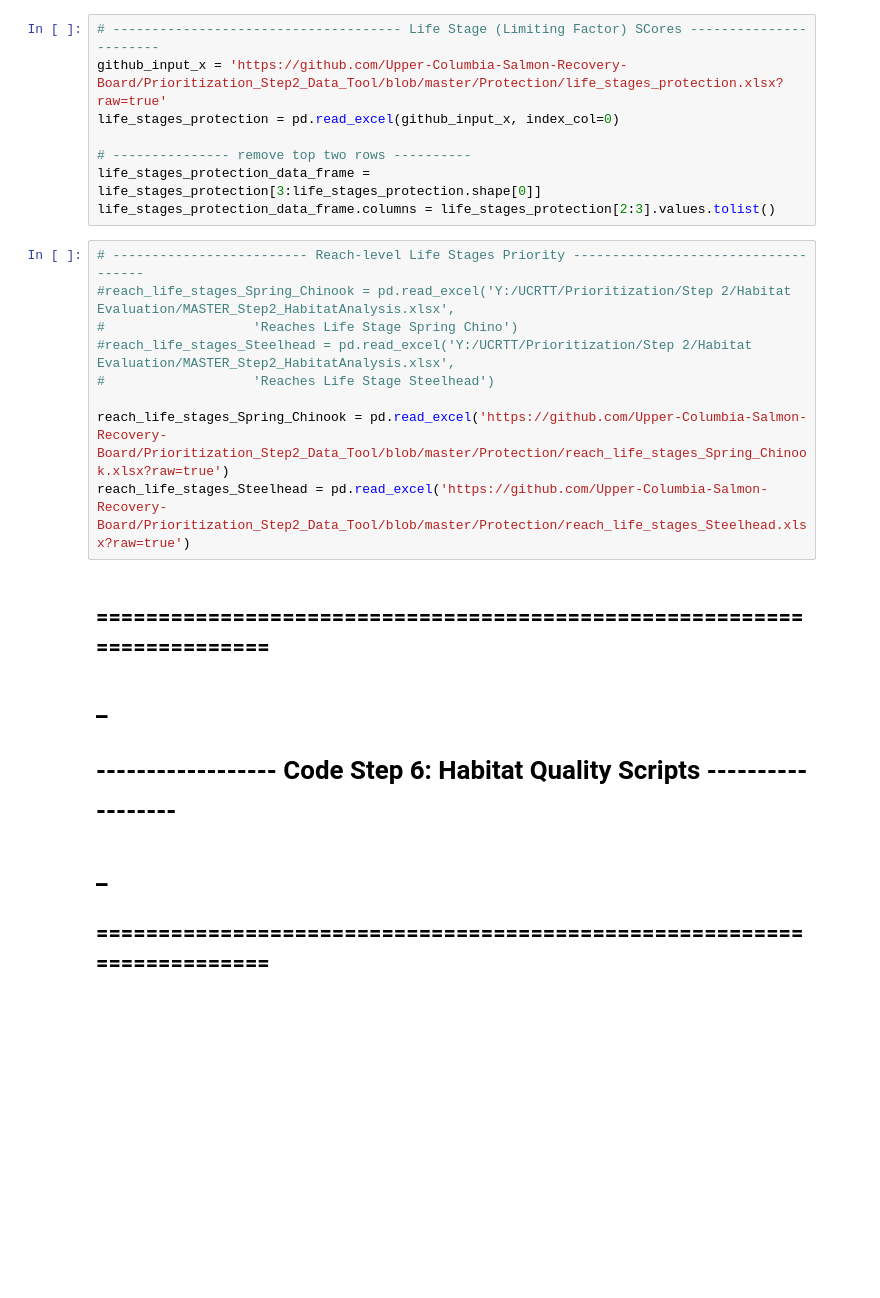
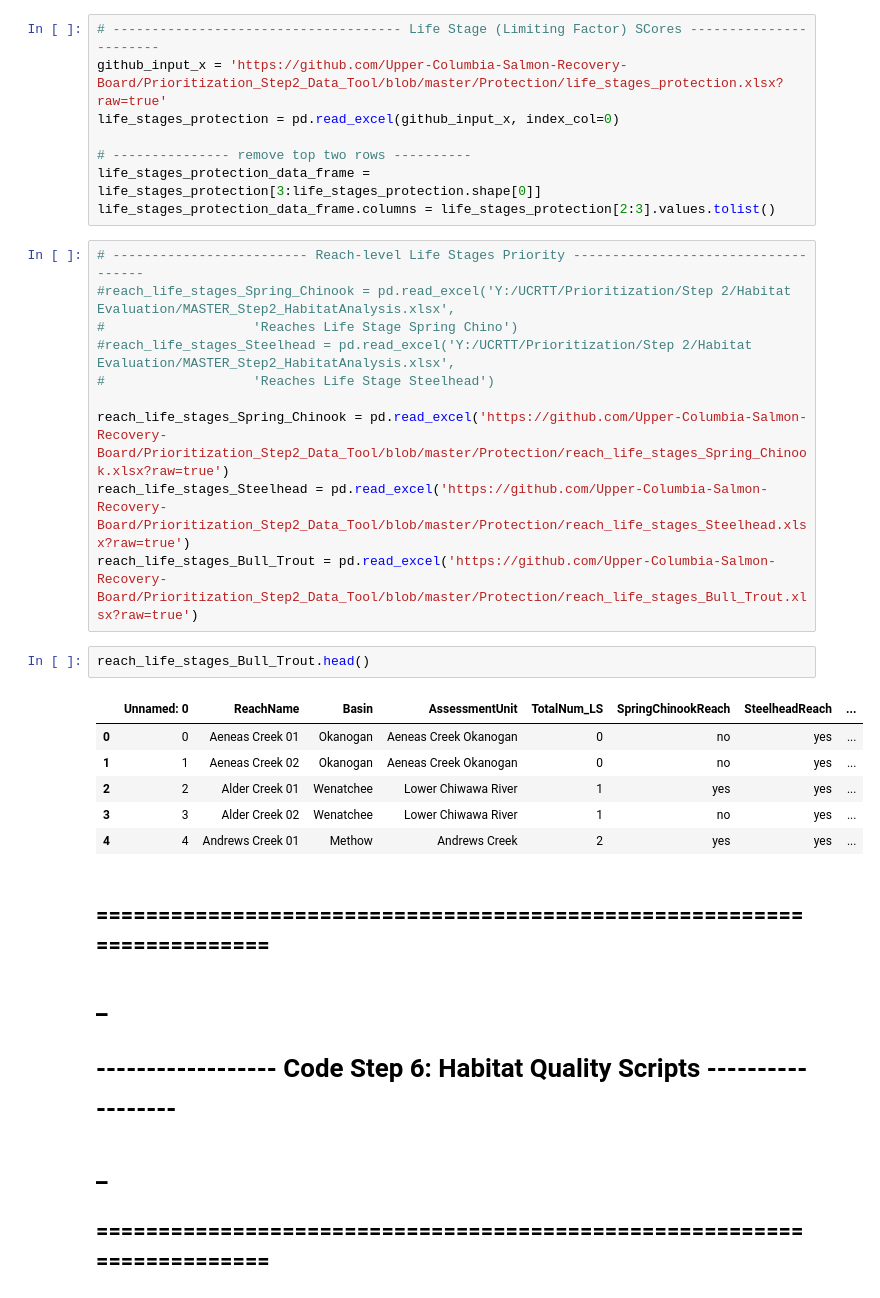
Before and after one commit to Upper-Columbia-Salmon-Recovery-Board/Prioritization_Step2_Data_Tool, a Jupyter notebook: Protection/RTT_Prioritization_PROTECTION_Pathways_Script.ipynb, the cells around one changed output. Drawn from its saved outputs; the diff is of its cells as text; blank space fills up the shorter version.

Commit message:
Update life stage data, as well as Protection script and a few other minor changes

```diff
--- a/Protection/RTT_Prioritization_PROTECTION_Pathways_Script.ipynb
+++ b/Protection/RTT_Prioritization_PROTECTION_Pathways_Script.ipynb
@@ -328,6 +328,16 @@ life_stages_protection_data_frame.columns = life_stages_protection[2:3].values.t
 
 reach_life_stages_Spring_Chinook = pd.read_excel('https://github.com/Upper-Columbia-Salmon-Recovery-Board/Prioritization_Step2_Data_Tool/blob/master/Protection/reach_life_stages_Spring_Chinook.xlsx?raw=true')
 reach_life_stages_Steelhead = pd.read_excel('https://github.com/Upper-Columbia-Salmon-Recovery-Board/Prioritization_Step2_Data_Tool/blob/master/Protection/reach_life_stages_Steelhead.xlsx?raw=true')
+reach_life_stages_Bull_Trout = pd.read_excel('https://github.com/Upper-Columbia-Salmon-Recovery-Board/Prioritization_Step2_Data_Tool/blob/master/Protection/reach_life_stages_Bull_Trout.xlsx?raw=true')
+# %%
+reach_life_stages_Bull_Trout.head()
+# %% [output]
+|  | Unnamed: 0 | ReachName | Basin | AssessmentUnit | TotalNum_LS | SpringChinookReach | SteelheadReach | ... |
+| 0 | 0 | Aeneas Creek 01 | Okanogan | Aeneas Creek Okanogan | 0 | no | yes | ... |
+| 1 | 1 | Aeneas Creek 02 | Okanogan | Aeneas Creek Okanogan | 0 | no | yes | ... |
+| 2 | 2 | Alder Creek 01 | Wenatchee | Lower Chiwawa River | 1 | yes | yes | ... |
+| 3 | 3 | Alder Creek 02 | Wenatchee | Lower Chiwawa River | 1 | no | yes | ... |
+| 4 | 4 | Andrews Creek 01 | Methow | Andrews Creek | 2 | yes | yes | ... |
 # %% [markdown]
 ## =======================================================================
 # _
```
Also changed, not shown: parts of 27 cells of this notebook, 2 other files.
